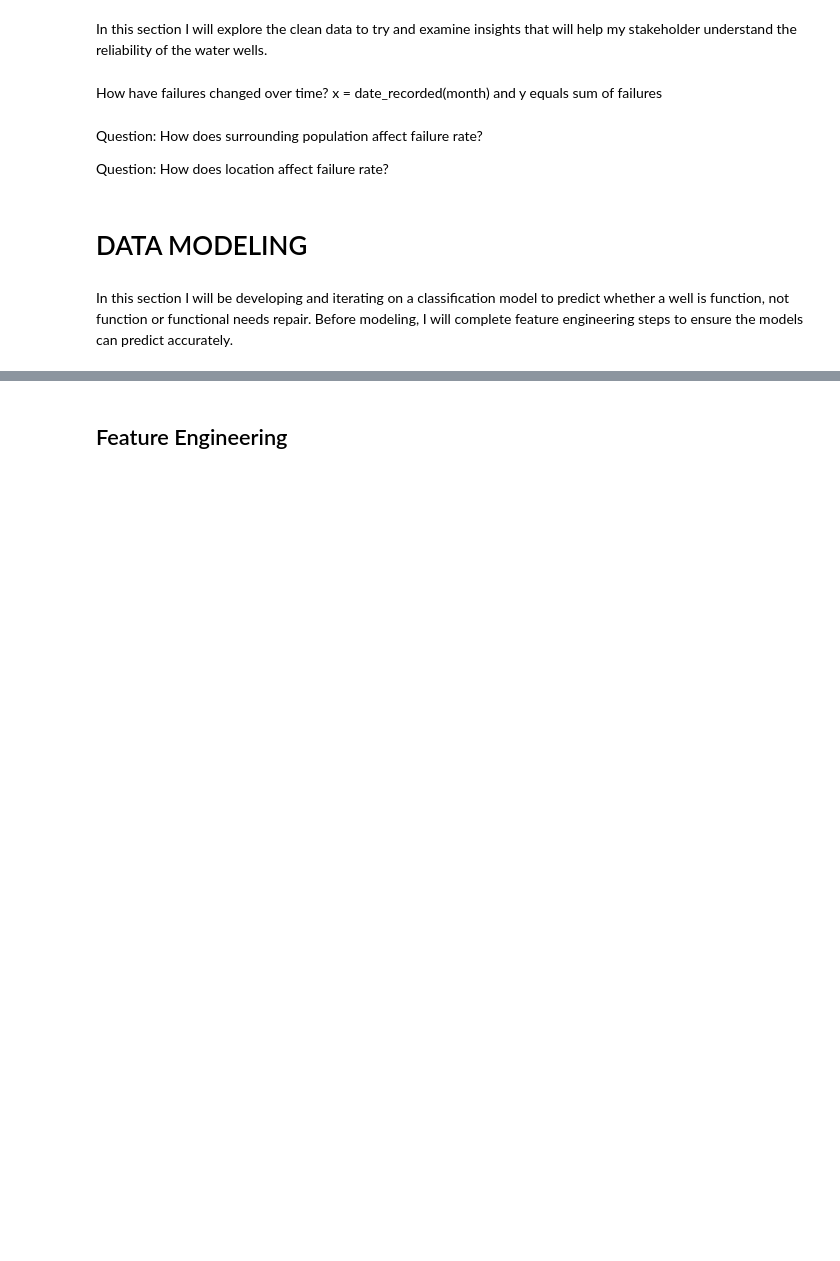
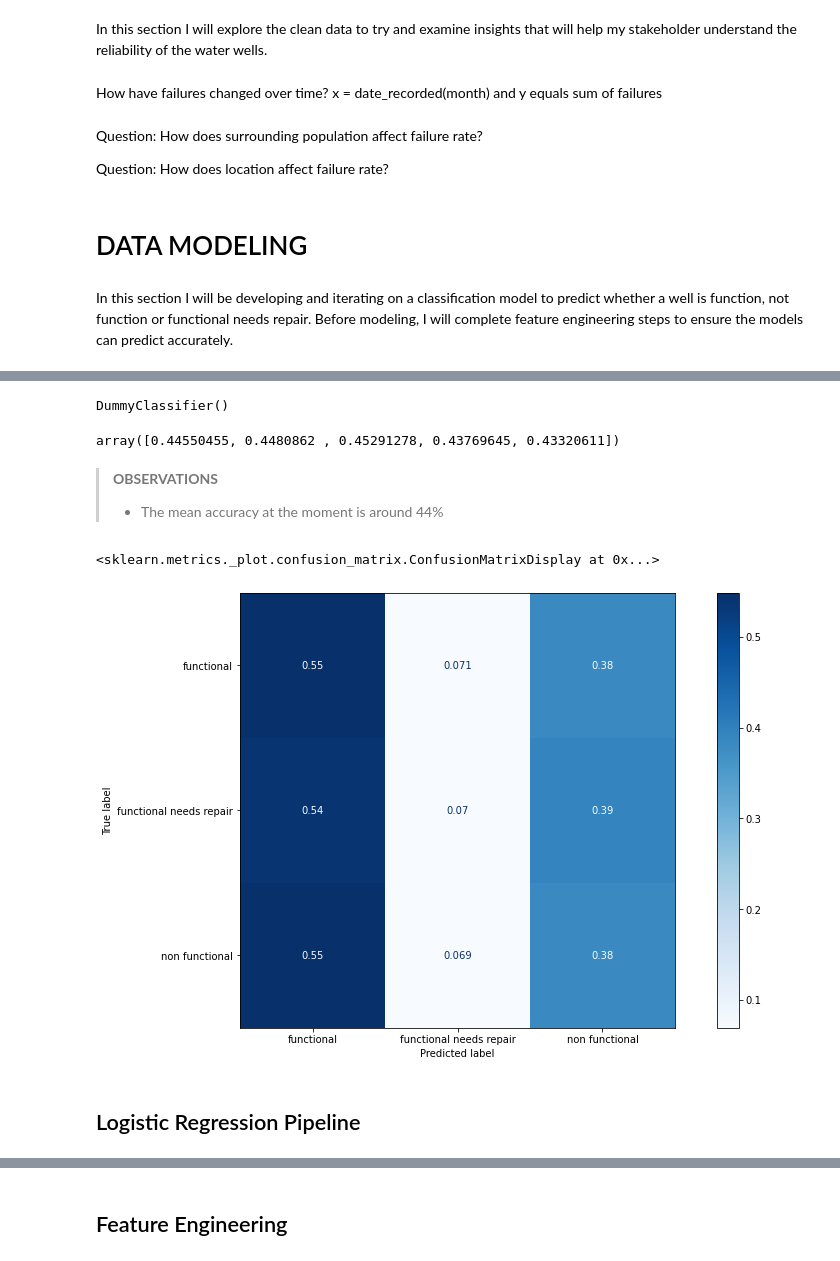
Before and after one commit to bentson1187/phase_3_project, a Jupyter notebook: Bentson, Brian Phase 3 Project.ipynb, the cells around one changed output, grey strips where cells are left out. Cells and saved outputs as stored; diff of their text form; code cells hidden in the pictures; blank space fills up the shorter version.

Commit message:
Started Modeling

```diff
--- a/Bentson, Brian Phase 3 Project.ipynb
+++ b/Bentson, Brian Phase 3 Project.ipynb
@@ -1506,0 +1581,7 @@ In this section I will be developing and iterating on a classification model to
+# %%
+#create X and y dataframes
+X = df_model.drop(columns=['status_group'])
+y = df_model['status_group']
+# %%
+#create train-test split
+X_train, X_test, y_train, y_test = train_test_split(X,y)
@@ -1506,0 +1592,16 @@ In this section I will be developing and iterating on a classification model to
+# %%
+#create the dummy model
+dummy_model = DummyClassifier()
+# %%
+#fit the dummy model
+dummy_model.fit(X_train, y_train)
+# %% [output]
+DummyClassifier()
+# %%
+#score (accuracy) the dummy classifier using cross validation
+cross_val_score(dummy_model, X_train, y_train)
+# %% [output]
+array([0.44550455, 0.4480862 , 0.45291278, 0.43769645, 0.43320611])
+# %% [markdown]
+> **OBSERVATIONS**
+> - The mean accuracy at the moment is around 44%
@@ -1506,0 +1611,9 @@ In this section I will be developing and iterating on a classification model to
+# %%
+#plot the confusion matrix
+fig, ax = plt.subplots(figsize=(15,8))
+plot_confusion_matrix(dummy_model, X_train, y_train, cmap='Blues', normalize='true', ax=ax)
+# %% [output]
+<sklearn.metrics._plot.confusion_matrix.ConfusionMatrixDisplay at 0x...>
+[figure, added]
+# %% [markdown]
+## Logistic Regression Pipeline
```
Also changed, not shown: parts of 31 cells of this notebook.
